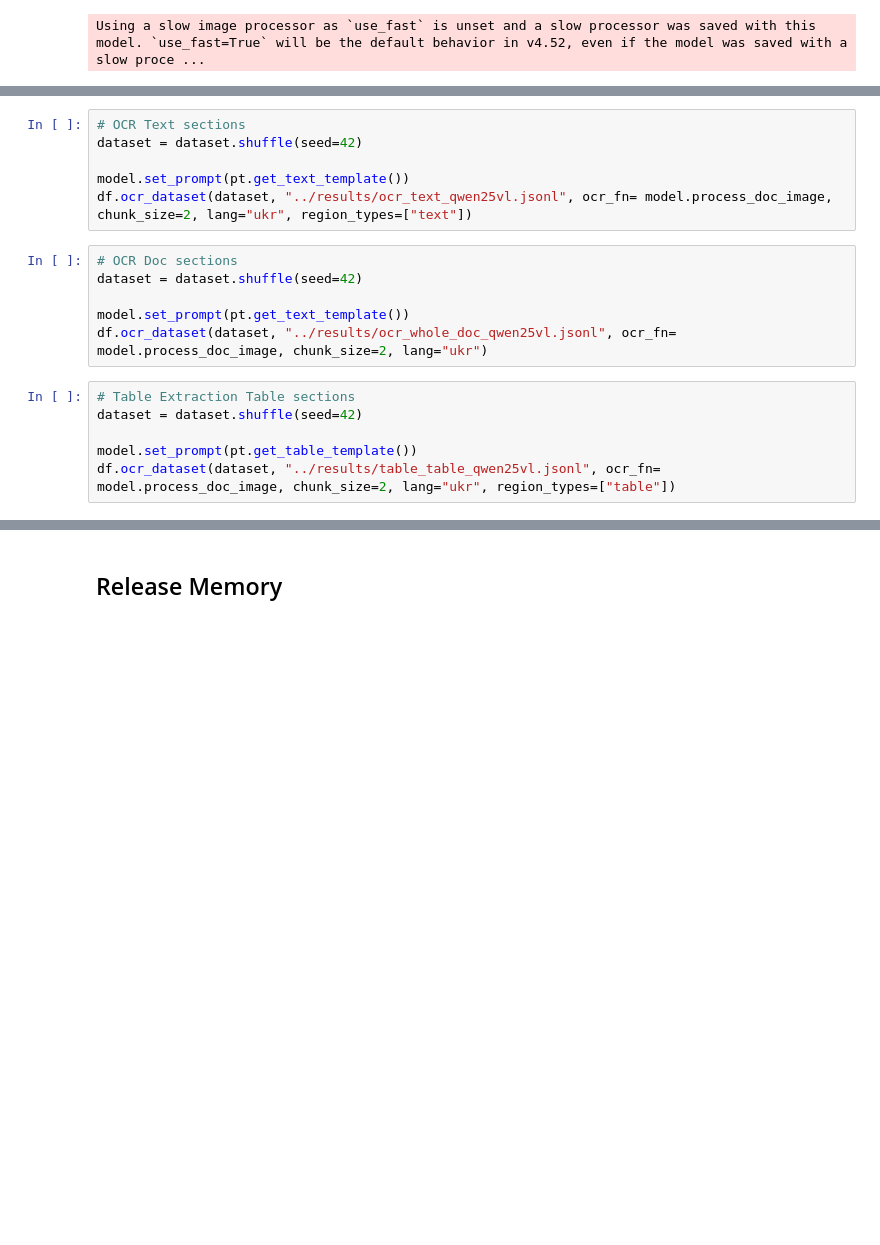
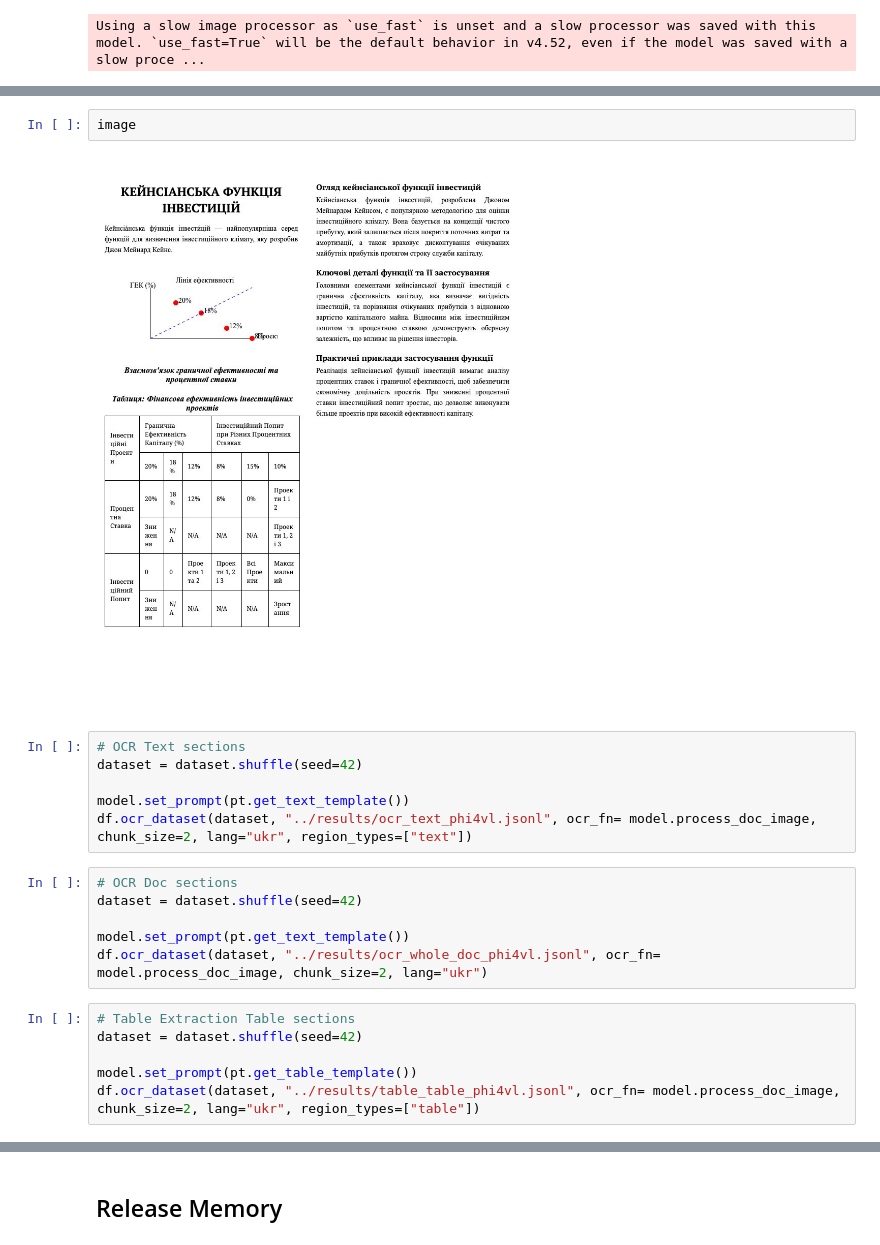
Before and after one commit to ansu0122/ucu-mt, a Jupyter notebook: src/doclab.ipynb, the cells around one changed output, grey strips where cells are left out. Cells and saved outputs as stored; diff of their text form; blank space fills up the shorter version.

Commit message:
phi4 results with flash_attantion2

```diff
--- a/src/doclab.ipynb
+++ b/src/doclab.ipynb
@@ -69,21 +72,25 @@ result: КЕЙНСІАНСЬКА ФУКЦІЯ ІНВЕСТИЦІЙ
+# %%
+image
+# %% [output]
+[figure, added]
 # %%
 # OCR Text sections
 dataset = dataset.shuffle(seed=42)
 
 model.set_prompt(pt.get_text_template())
-df.ocr_dataset(dataset, "../results/ocr_text_qwen25vl.jsonl", ocr_fn= model.process_doc_image, chunk_size=2, lang="ukr", region_types=["text"])
+df.ocr_dataset(dataset, "../results/ocr_text_phi4vl.jsonl", ocr_fn= model.process_doc_image, chunk_size=2, lang="ukr", region_types=["text"])
 # %%
 # OCR Doc sections
 dataset = dataset.shuffle(seed=42)
 
 model.set_prompt(pt.get_text_template())
-df.ocr_dataset(dataset, "../results/ocr_whole_doc_qwen25vl.jsonl", ocr_fn= model.process_doc_image, chunk_size=2, lang="ukr")
+df.ocr_dataset(dataset, "../results/ocr_whole_doc_phi4vl.jsonl", ocr_fn= model.process_doc_image, chunk_size=2, lang="ukr")
 # %%
 # Table Extraction Table sections
 dataset = dataset.shuffle(seed=42)
 
 model.set_prompt(pt.get_table_template())
-df.ocr_dataset(dataset, "../results/table_table_qwen25vl.jsonl", ocr_fn= model.process_doc_image, chunk_size=2, lang="ukr", region_types=["table"])
+df.ocr_dataset(dataset, "../results/table_table_phi4vl.jsonl", ocr_fn= model.process_doc_image, chunk_size=2, lang="ukr", region_types=["table"])
 # %%
 # Table Extraction Doc sections
 dataset = dataset.shuffle(seed=42)
```
Also changed, not shown: parts of 5 cells of this notebook, 7 other files.
